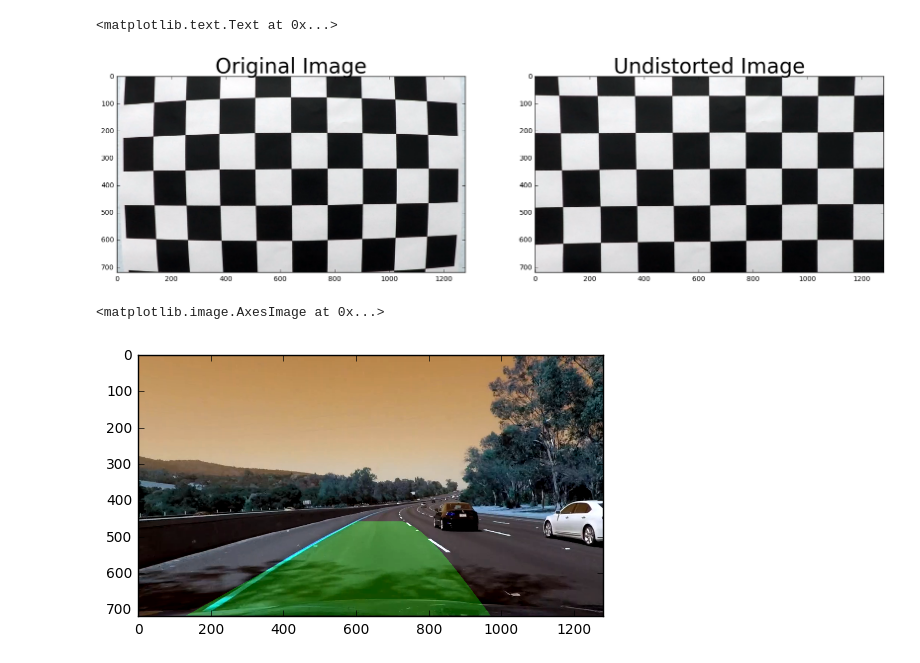
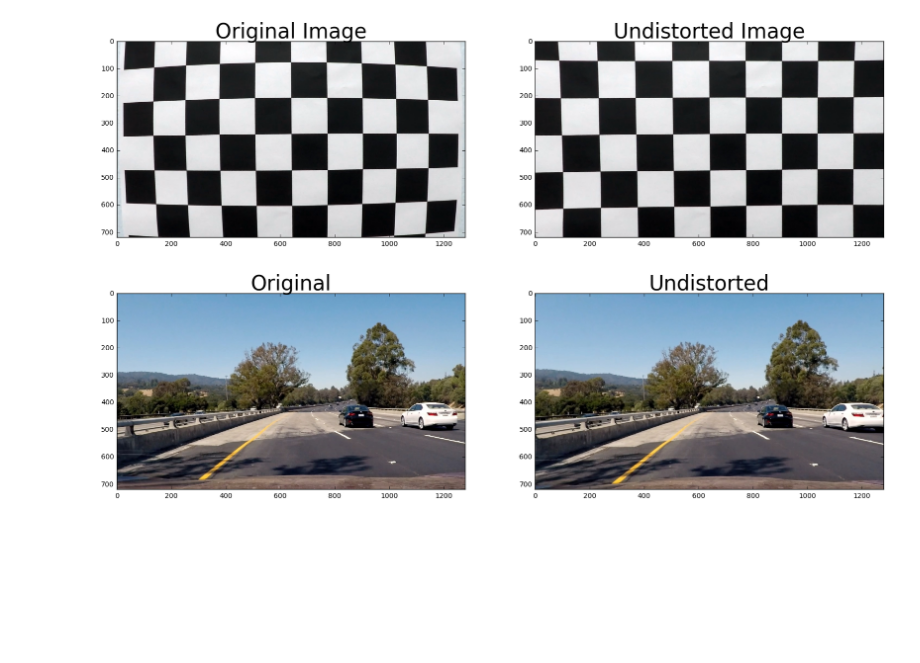
Before and after one commit to ddrm86/udacity-selfdriving-p4, a Jupyter notebook: p3_avanced_lanes_detector.ipynb, the cells around one changed output. Saved outputs shown, nothing was run; the diff lists cells and outputs as text; code cells hidden in the pictures; blank space fills up the shorter version.

```diff
--- a/p3_avanced_lanes_detector.ipynb
+++ b/p3_avanced_lanes_detector.ipynb
@@ -33,25 +35,27 @@ def undistort(img, mtx, dist):
-# %%
-mtx, dist = calibrate_camera()
-img = cv2.imread('camera_cal/calibration1.jpg')
-
-
-img_undistorted = undistort(img, mtx, dist)
-
-cv2.imwrite('camera_cal/calibration1_undist.jpg', img_undistorted)
-
-f, (ax1, ax2) = plt.subplots(1, 2, figsize=(20,10))
-ax1.imshow(img)
-ax1.set_title('Original Image', fontsize=30)
-ax2.imshow(img_undistorted)
-ax2.set_title('Undistorted Image', fontsize=30)
-# %% [output]
-<matplotlib.text.Text at 0x...>
-[figure, removed]
+# %%
+def show_two_images(img1, img2, title1, title2):
+    cmap = None if len(img1.shape) == 3 else 'gray'
+    f, (ax1, ax2) = plt.subplots(1, 2, figsize=(20,10))
+    ax1.imshow(img1, cmap=cmap)
+    ax1.set_title(title1, fontsize=30)
+    ax2.imshow(img2, cmap=cmap)
+    ax2.set_title(title2, fontsize=30)
+
+img = cv2.imread('camera_cal/calibration1.jpg')
+
+
+img_undistorted = undistort(img, mtx, dist)
+
+cv2.imwrite('camera_cal/calibration1_undist.jpg', img_undistorted)
+
+show_two_images(img, img_undistorted, 'Original Image', 'Undistorted Image')
+# %% [output]
+[figure, added]
 # %%
-img_file = 'frames/frame1052.png'
+img_file = 'test_images/test4.jpg'
 test_image = cv2.imread(img_file)
 test_image = cv2.cvtColor(test_image, cv2.COLOR_BGR2RGB)
-plt.imshow(test_image)
+undist_ti = undistort(test_image, mtx, dist)
+show_two_images(test_image, undist_ti, 'Original', 'Undistorted')
 # %% [output]
-<matplotlib.image.AxesImage at 0x...>
-[figure, old version]
+[figure, new version]
```
Also changed, not shown: parts of 22 cells of this notebook.
